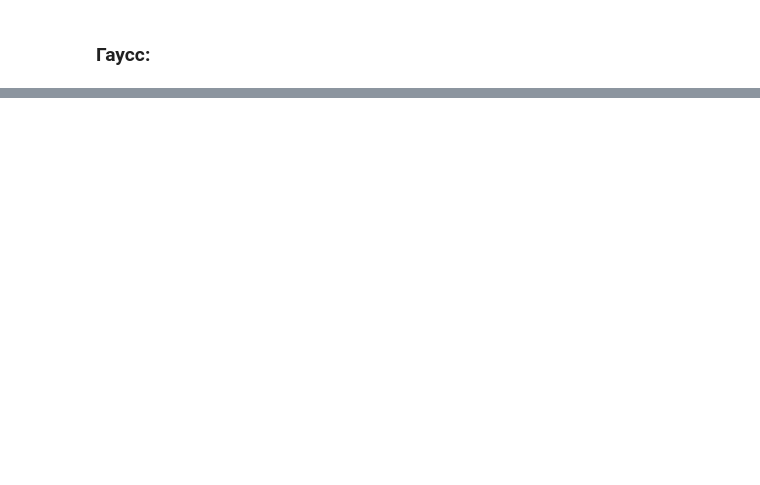
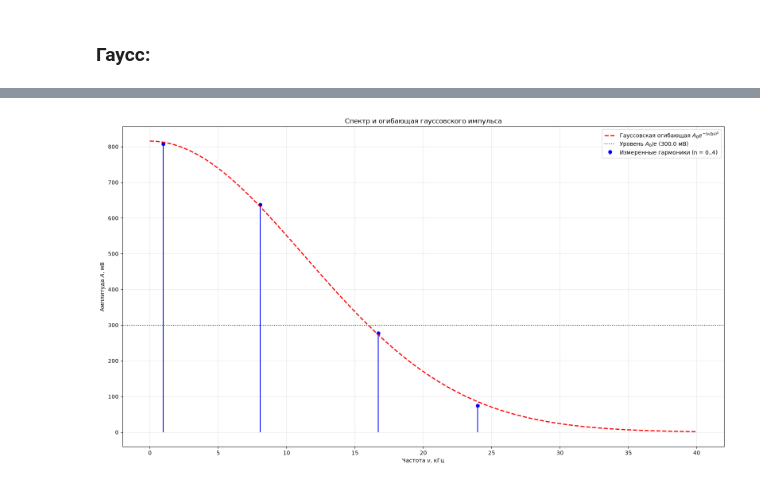
Before and after one commit to tlufl/physics-laboratory-assignments, a Jupyter notebook: sem3/213/lab.ipynb, the cells around one changed output, grey strips where cells are left out. Saved outputs shown, nothing was run; the diff lists cells and outputs as text; code cells hidden in the pictures; blank space fills up the shorter version.

Commit message:
Гаусс в 1 части

```diff
--- a/sem3/213/lab.ipynb
+++ b/sem3/213/lab.ipynb
@@ -280,6 +280,8 @@ plt.show()
 # %% [markdown]
 ### Гаусс:
 # %%
+from scipy.optimize import curve_fit
+
 harmonics = pd.DataFrame({
     "freq, kHz": [0.97, 8.084, 16.7, 23.98],
     "A, mV": [807.8, 637.0, 277.0, 74.73],
@@ -287,3 +289,78 @@ harmonics = pd.DataFrame({
 })
 
 T = (142.6 - 17.25) * 1e-6
+
+
+# Аппроксимация огибающей гауссовской кривой A(f) = A0 * exp(-(f / df)^2)
+def gauss_env(f, A0, df):
+  return A0 * np.exp(-((f / df) ** 2))
+
+
+popt, _ = curve_fit(
+    gauss_env, harmonics["freq, kHz"], harmonics["A, mV"], p0=(804.3, 16.0)
+)
+A0_fit, df_fit = popt
+
+f_grid = np.linspace(0, 40, 300)
+envelope = gauss_env(f_grid, A0_fit, df_fit)
+
+# Оценка длительности импульса по соотношению неопределённостей
+# Для гауссовского импульса exp(-(t/tau)^2) и спектра exp(-(w*tau/2)^2): df * tau = 1 / pi
+tau_est = 1 / (np.pi * df_fit * 1e3)
+level_e = A0_fit / np.e
+
+print(f"Период T = {T*1e6:.2f} мкс")
+print(
+    f"Ширина спектра по уровню 1/e (из аппроксимации): df = {df_fit:.2f} кГц"
+)
+print(f"Оценка полуширины импульса tau = {tau_est*1e6:.2f} мкс")
+print(
+    f"Произведение неопределённостей df * tau = {(df_fit * 1e3) * tau_est:.2f}"
+)
+
+# График
+plt.figure(figsize=(16, 9))
+plt.stem(
+    harmonics["freq, kHz"],
+    harmonics["A, mV"],
+    linefmt="b-",
+    markerfmt="bo",
+    basefmt=" ",
+    label="Измеренные гармоники (n = 0..4)",
+)
+plt.plot(
+    f_grid,
+    envelope,
+    "r--",
+    linewidth=2,
+    label=r"Гауссовская огибающая $A_0 e^{-(\nu/\Delta\nu)^2}$",
+)
+plt.axhline(
+    level_e,
+    color="g",
+    linestyle=":",
+    label=f"Уровень $A_0/e$ ({level_e:.1f} мВ)",
+)
+
+plt.title("Спектр и огибающая гауссовского импульса")
+plt.xlabel("Частота $\\nu$, кГц")
+plt.ylabel("Амплитуда $A$, мВ")
+plt.grid(True, alpha=0.3)
+plt.legend()
+plt.tight_layout()
+plt.show()
+# Подставьте ваши измеренные времена (в мкс) на уровне половины пика:
+t1 = -192.6  # левый фронт на 0.5 от пика, мкс
+t2 = -111.13  # правый фронт на 0.5 от пика, мкс
+tau_half = (t2 - t1) * 1e-6  # длительность на полувысоте, с
+
+# Ширина спектра на полувысоте (0.5 от A0) из вашей аппроксимации (df_fit = 16.0 кГц):
+df_half = df_fit * np.sqrt(np.log(2))  # ~ 13.3 кГц
+
+print(f"Измеренная длительность на полувысоте tau_0.5 = {tau_half*1e6:.2f} мкс")
+print(f"Ширина спектра на полувысоте df_0.5 = {df_half:.2f} кГц")
+print(
+    "Экспериментальное произведение неопределённостей df_0.5 * tau_0.5 ="
+    f" {(df_half * 1e3) * tau_half:.2f} (теория ~ 0.44)"
+)
+# %% [output]
@@ -289,0 +371 @@ T = (142.6 - 17.25) * 1e-6
+[figure, added]
```
Also changed, not shown: parts of 6 cells of this notebook.
